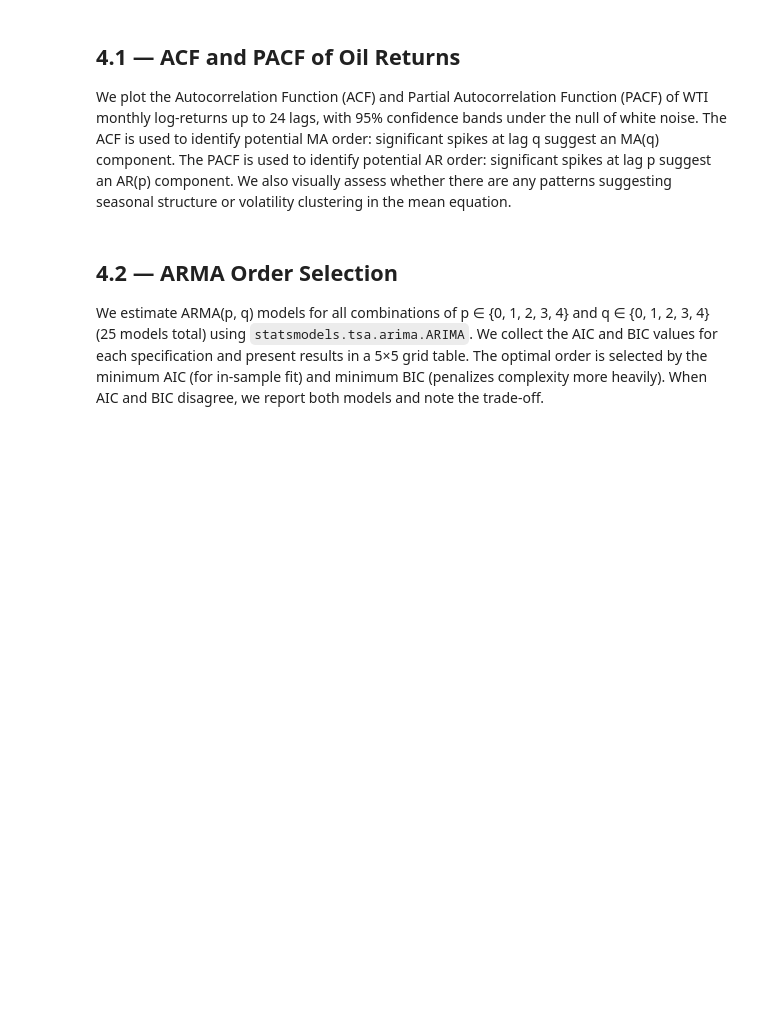
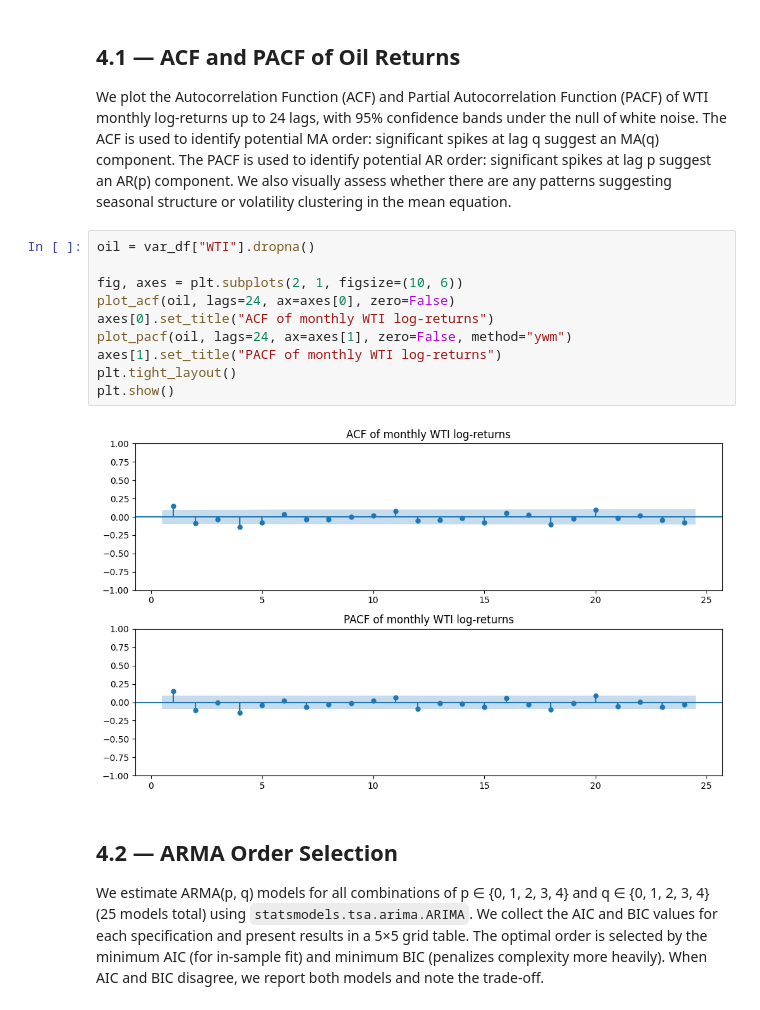
Before and after one commit to Altankaragulle/EMIF_Project_Oil, a Jupyter notebook: EMIF_Oil_Shock_Project.ipynb, the cells around one changed output. Saved outputs shown, nothing was run; the diff lists cells and outputs as text; blank space fills up the shorter version.

```diff
--- a/EMIF_Oil_Shock_Project.ipynb
+++ b/EMIF_Oil_Shock_Project.ipynb
@@ -818,6 +818,18 @@ All five return/difference variables are classified as I(0), confirming they are
 ## 4.1 — ACF and PACF of Oil Returns
 
 We plot the Autocorrelation Function (ACF) and Partial Autocorrelation Function (PACF) of WTI monthly log-returns up to 24 lags, with 95% confidence bands under the null of white noise. The ACF is used to identify potential MA order: significant spikes at lag q suggest an MA(q) component. The PACF is used to identify potential AR order: significant spikes at lag p suggest an AR(p) component. We also visually assess whether there are any patterns suggesting seasonal structure or volatility clustering in the mean equation.
+# %%
+oil = var_df["WTI"].dropna()
+
+fig, axes = plt.subplots(2, 1, figsize=(10, 6))
+plot_acf(oil, lags=24, ax=axes[0], zero=False)
+axes[0].set_title("ACF of monthly WTI log-returns")
+plot_pacf(oil, lags=24, ax=axes[1], zero=False, method="ywm")
+axes[1].set_title("PACF of monthly WTI log-returns")
+plt.tight_layout()
+plt.show()
+# %% [output]
+[figure, added]
 # %% [markdown]
 ## 4.2 — ARMA Order Selection
 
```
Also changed, not shown: parts of 9 cells of this notebook.
